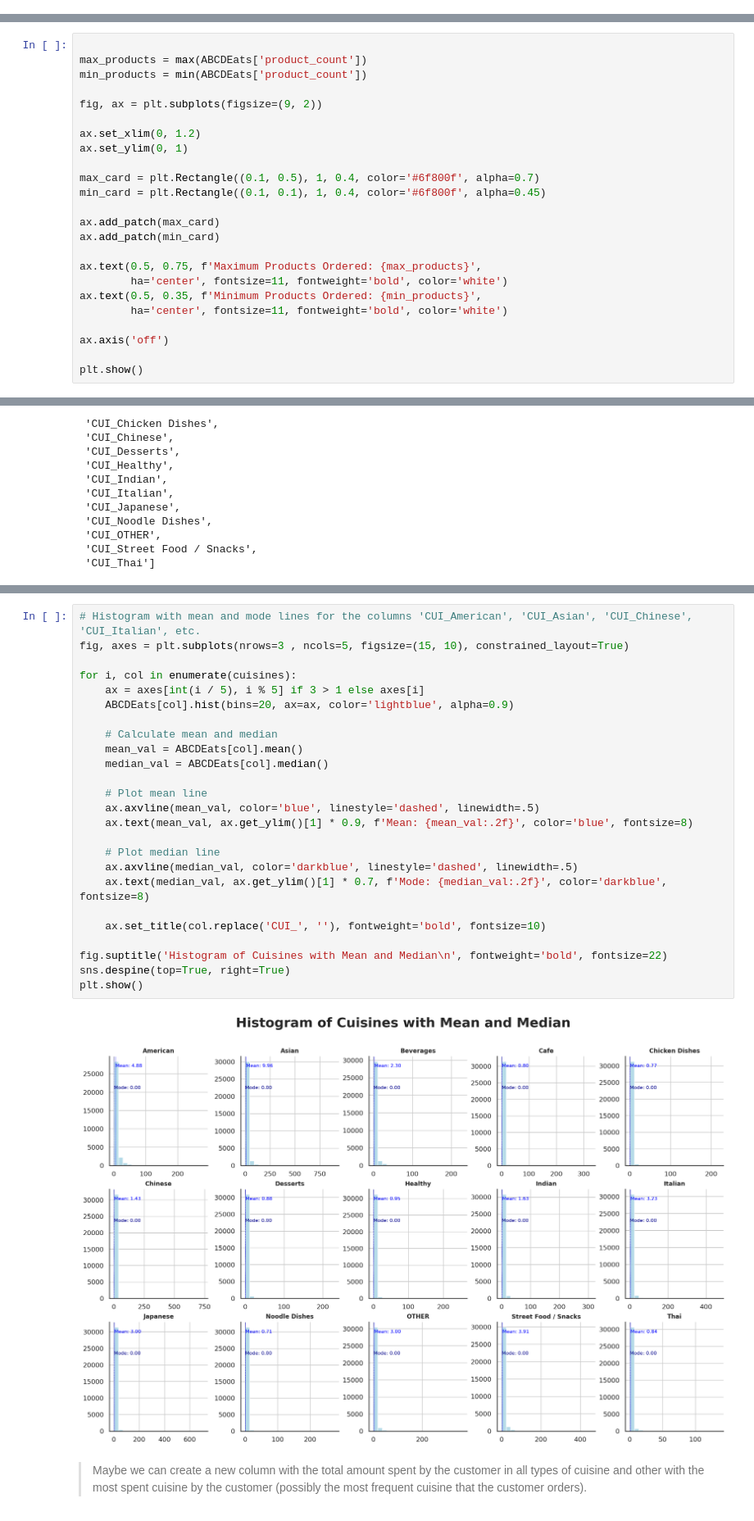
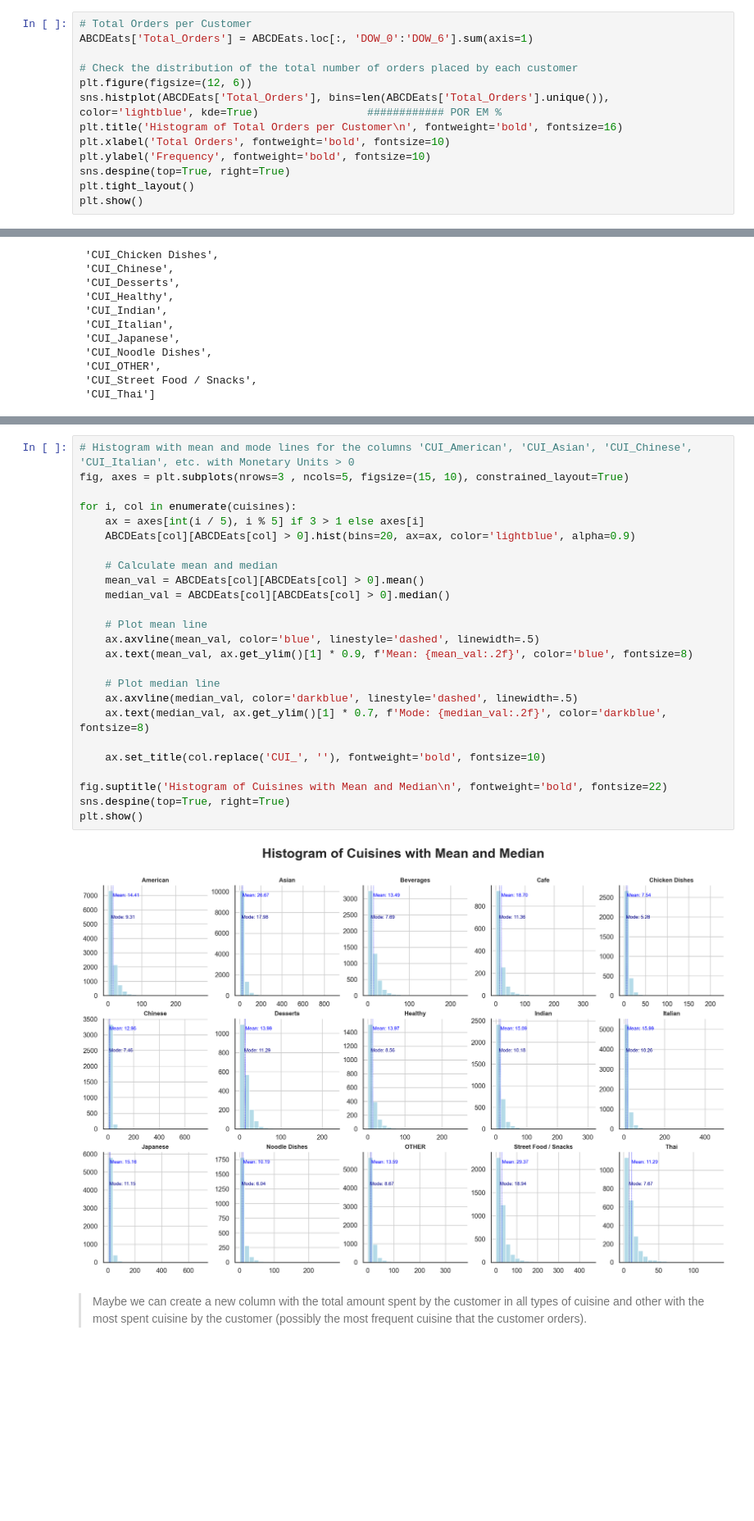
Before and after one commit to Silvestre17/DM_FoodDeliveryClustering_MasterProject, a Jupyter notebook: DM2425_Part1_37.ipynb, the cells around one changed output, grey strips where cells are left out. Shown at 82% size. Cells and saved outputs as stored; diff of their text form; blank space fills up the shorter version.

```diff
--- a/DM2425_Part1_37.ipynb
+++ b/DM2425_Part1_37.ipynb
@@ -265,0 +315,13 @@ np.int64(0)
+# %%
+# Total Orders per Customer
+ABCDEats['Total_Orders'] = ABCDEats.loc[:, 'DOW_0':'DOW_6'].sum(axis=1)
+
+# Check the distribution of the total number of orders placed by each customer
+plt.figure(figsize=(12, 6))
+sns.histplot(ABCDEats['Total_Orders'], bins=len(ABCDEats['Total_Orders'].unique()), color='lightblue', kde=True)                 ############ POR EM %
+plt.title('Histogram of Total Orders per Customer\n', fontweight='bold', fontsize=16)
+plt.xlabel('Total Orders', fontweight='bold', fontsize=10)
+plt.ylabel('Frequency', fontweight='bold', fontsize=10)
+sns.despine(top=True, right=True)
+plt.tight_layout()
+plt.show()
@@ -396,27 +456,3 @@ To further understand the popularity of these vendors, this analysis can be comp
 print(sorted(map(int,ABCDEats['product_count'].unique())))
 # %% [output]
 [0, 1, 2, 3, 4, 5, 6, 7, 8, 9, 10, 11, 12, 13, 14, 15, 16, 17, 18, 19, 20, 21, 22, 23, 24, 25, 26, 27, 28, 29, 30, 31, 32, 33, 34, 35, 36, 37, 38, 39, 40, 41, 42, 43, 44, 45, 46, 47, 48, 49, 50, 51, 5 ...
-# %%
-
-max_products = max(ABCDEats['product_count'])
-min_products = min(ABCDEats['product_count'])
-
-fig, ax = plt.subplots(figsize=(9, 2))
-
-ax.set_xlim(0, 1.2)
-ax.set_ylim(0, 1)
-
-max_card = plt.Rectangle((0.1, 0.5), 1, 0.4, color='#6f800f', alpha=0.7)
-min_card = plt.Rectangle((0.1, 0.1), 1, 0.4, color='#6f800f', alpha=0.45)
-
-ax.add_patch(max_card)
-ax.add_patch(min_card)
-
-ax.text(0.5, 0.75, f'Maximum Products Ordered: {max_products}',
-        ha='center', fontsize=11, fontweight='bold', color='white')
-ax.text(0.5, 0.35, f'Minimum Products Ordered: {min_products}',
-        ha='center', fontsize=11, fontweight='bold', color='white')
-
-ax.axis('off')
-
-plt.show()
@@ -535,30 +578,30 @@ plt.show()
 # %%
-# Histogram with mean and mode lines for the columns 'CUI_American', 'CUI_Asian', 'CUI_Chinese', 'CUI_Italian', etc.
+# Histogram with mean and mode lines for the columns 'CUI_American', 'CUI_Asian', 'CUI_Chinese', 'CUI_Italian', etc. with Monetary Units > 0
 fig, axes = plt.subplots(nrows=3 , ncols=5, figsize=(15, 10), constrained_layout=True)
 
 for i, col in enumerate(cuisines):
     ax = axes[int(i / 5), i % 5] if 3 > 1 else axes[i]
-    ABCDEats[col].hist(bins=20, ax=ax, color='lightblue', alpha=0.9)
+    ABCDEats[col][ABCDEats[col] > 0].hist(bins=20, ax=ax, color='lightblue', alpha=0.9)
 
     # Calculate mean and median
-    mean_val = ABCDEats[col].mean()
-    median_val = ABCDEats[col].median()
+    mean_val = ABCDEats[col][ABCDEats[col] > 0].mean()
+    median_val = ABCDEats[col][ABCDEats[col] > 0].median()
 
     # Plot mean line
     ax.axvline(mean_val, color='blue', linestyle='dashed', linewidth=.5)
     ax.text(mean_val, ax.get_ylim()[1] * 0.9, f'Mean: {mean_val:.2f}', color='blue', fontsize=8)
 
     # Plot median line
     ax.axvline(median_val, color='darkblue', linestyle='dashed', linewidth=.5)
     ax.text(median_val, ax.get_ylim()[1] * 0.7, f'Mode: {median_val:.2f}', color='darkblue', fontsize=8)
 
     ax.set_title(col.replace('CUI_', ''), fontweight='bold', fontsize=10)
 
 fig.suptitle('Histogram of Cuisines with Mean and Median\n', fontweight='bold', fontsize=22)
 sns.despine(top=True, right=True)
 plt.show()
 # %% [output]
-[figure, old version]
+[figure, new version]
 # %% [markdown]
 > Maybe we can create a new column with the total amount spent by the customer in all types of cuisine and other with the most spent cuisine by the customer (possibly the most frequent cuisine that the customer orders).
 # %%
```
Also changed, not shown: parts of 61 cells of this notebook, 1 other file.
